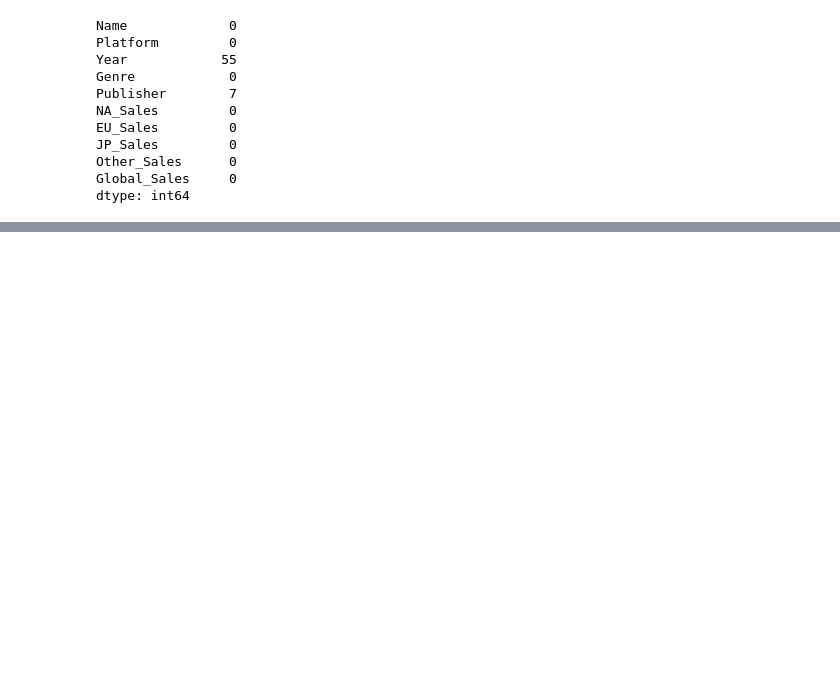
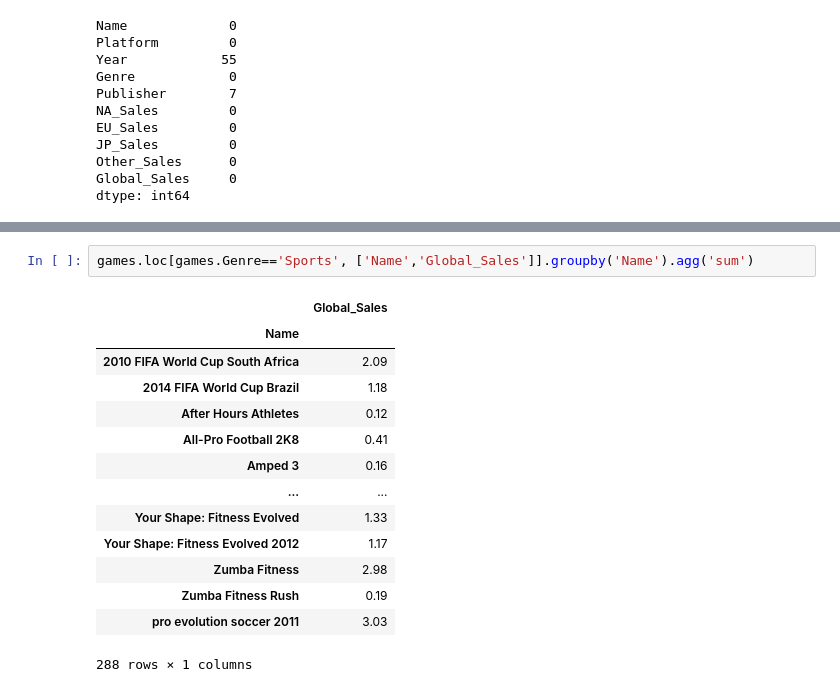
Before and after one commit to junio-firmino/Aprendizado_python, a Jupyter notebook: games.ipynb, the cells around one changed output, grey strips where cells are left out. Cells and saved outputs as stored; diff of their text form; blank space fills up the shorter version.

```diff
--- a/games.ipynb
+++ b/games.ipynb
@@ -773,0 +802,17 @@ dtype: int64
+# %%
+games.loc[games.Genre=='Sports', ['Name','Global_Sales']].groupby('Name').agg('sum')
+# %% [output]
+|  | Global_Sales |
+| Name |  |
+| 2010 FIFA World Cup South Africa | 2.09 |
+| 2014 FIFA World Cup Brazil | 1.18 |
+| After Hours Athletes | 0.12 |
+| All-Pro Football 2K8 | 0.41 |
+| Amped 3 | 0.16 |
+| ... | ... |
+| Your Shape: Fitness Evolved | 1.33 |
+| Your Shape: Fitness Evolved 2012 | 1.17 |
+| Zumba Fitness | 2.98 |
+| Zumba Fitness Rush | 0.19 |
+| pro evolution soccer 2011 | 3.03 |
+288 rows × 1 columns
```
Also changed, not shown: parts of 3 cells of this notebook.
